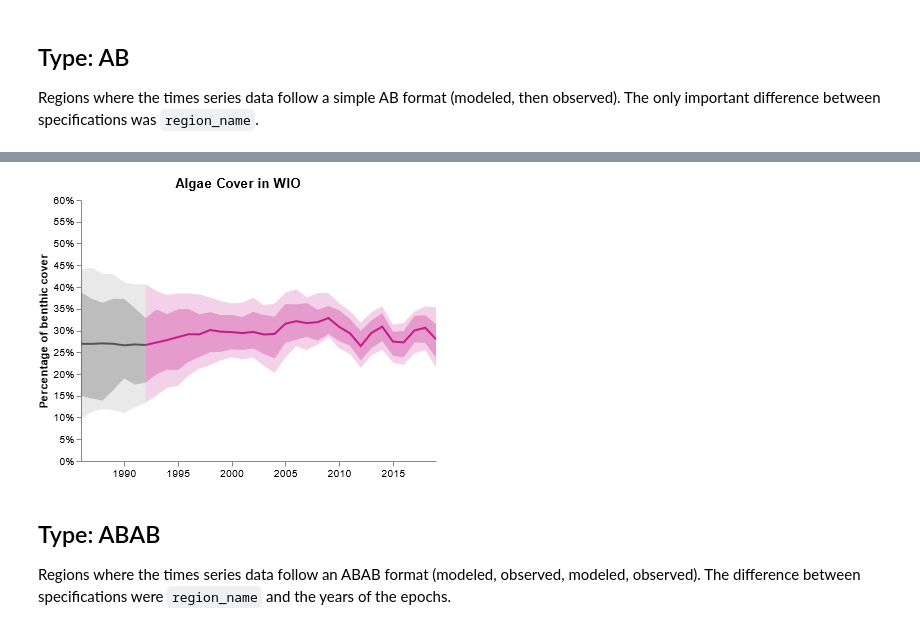
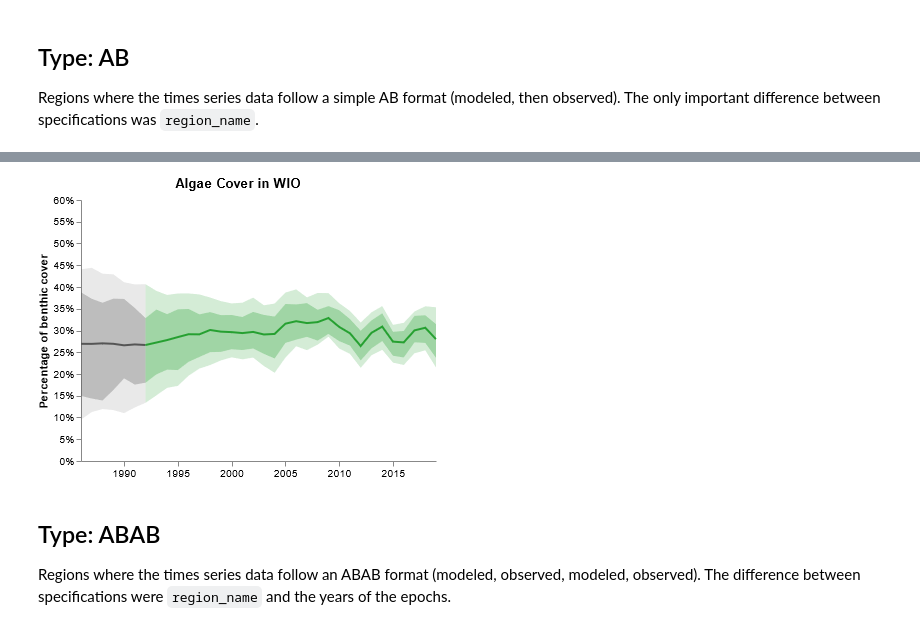
Before and after one commit to pkerins/wri-projects, a Jupyter notebook: ocean-watch/coral/visualizations/algae-cover.ipynb, the cells around one changed output, grey strips where cells are left out. Drawn from its saved outputs; the diff is of its cells as text; code cells hidden in the pictures.

```diff
--- a/ocean-watch/coral/visualizations/algae-cover.ipynb
+++ b/ocean-watch/coral/visualizations/algae-cover.ipynb
@@ -232,7 +232,7 @@ spec=json.loads("""
               "x": {"scale": "xscale", "field": "year"},
               "y": {"scale": "yscale", "field": "lower_95"},
               "y2": {"scale": "yscale", "field": "upper_95"},
-              "fill": {"value": "#c51b8a"},
+              "fill": {"value": "#26a031"},
               "fillOpacity": {"value": 0.2},
               "tooltip": {
                 "signal": "{title:'Algae Cover', 'Region':datum.gcrmn_reg, 'Year':timeFormat(datum.year,'%Y'), 'Cover':format(datum.value,'.2%'), '80% Confidence':format(datum.lower_80*100,'.1f')+'–'+format(datum.upper_80*100,'.1f')+'%', '95% Confidence':format(datum.lower_95*100,'.1f')+'–'+format(datum.upper_95*100,'.1f')+'%', 'Method':(datum.measured ? 'Mean of observations' : 'Modeled')}"
@@ -252,7 +252,7 @@ spec=json.loads("""
               "x": {"scale": "xscale", "field": "year"},
               "y": {"scale": "yscale", "field": "lower_80"},
               "y2": {"scale": "yscale", "field": "upper_80"},
-              "fill": {"value": "#c51b8a"},
+              "fill": {"value": "#26a031"},
               "fillOpacity": {"value": 0.3},
               "tooltip": {
                 "signal": "{title:'Algae Cover', 'Region':datum.gcrmn_reg, 'Year':timeFormat(datum.year,'%Y'), 'Cover':format(datum.value,'.2%'), '80% Confidence':format(datum.lower_80*100,'.1f')+'–'+format(datum.upper_80*100,'.1f')+'%', '95% Confidence':format(datum.lower_95*100,'.1f')+'–'+format(datum.upper_95*100,'.1f')+'%', 'Method':(datum.measured ? 'Mean of observations' : 'Modeled')}"
@@ -261,35 +261,35 @@ spec=json.loads("""
             "hover": {
               "fill": {"value": "#bb6633"},
               "fillOpacity": {"value": 0.7}
             }
           }
         },
         {
           "type": "line",
           "from": {"data": "ac_obs"},
           "encode": {
             "update": {
               "x": {"scale": "xscale", "field": "year"},
               "y": {"scale": "yscale", "field": "value"},
-              "stroke": {"value": "#c51b8a"},
+              "stroke": {"value": "#26a031"},
               "tooltip": {
                 "signal": "{title:'Algae Cover', 'Region':datum.gcrmn_reg, 'Year':timeFormat(datum.year,'%Y'), 'Cover':format(datum.value,'.2%'), '80% Confidence':format(datum.lower_80*100,'.1f')+'–'+format(datum.upper_80*100,'.1f')+'%', '95% Confidence':format(datum.lower_95*100,'.1f')+'–'+format(datum.upper_95*100,'.1f')+'%', 'Method':(datum.measured ? 'Mean of observations' : 'Modeled')}"
               }
             },
             "hover": {"stroke": {"value": "#bb6633"}}
           }
         }
       ]
     }
   ]
 }
 """)
 vega_view=dict(spec)
 vega_view['width']=widget_width
 vega_view['height']=widget_height
 Vega(vega_view)
 # %% [output]
-[figure, old version]
+[figure, new version]
 # %% [markdown]
 ## Type: ABAB
 Regions where the times series data follow an ABAB format (modeled, observed, modeled, observed). The difference between specifications were `region_name` and the years of the epochs.
```
Also changed, not shown: parts of 16 cells of this notebook, 1 other file.
